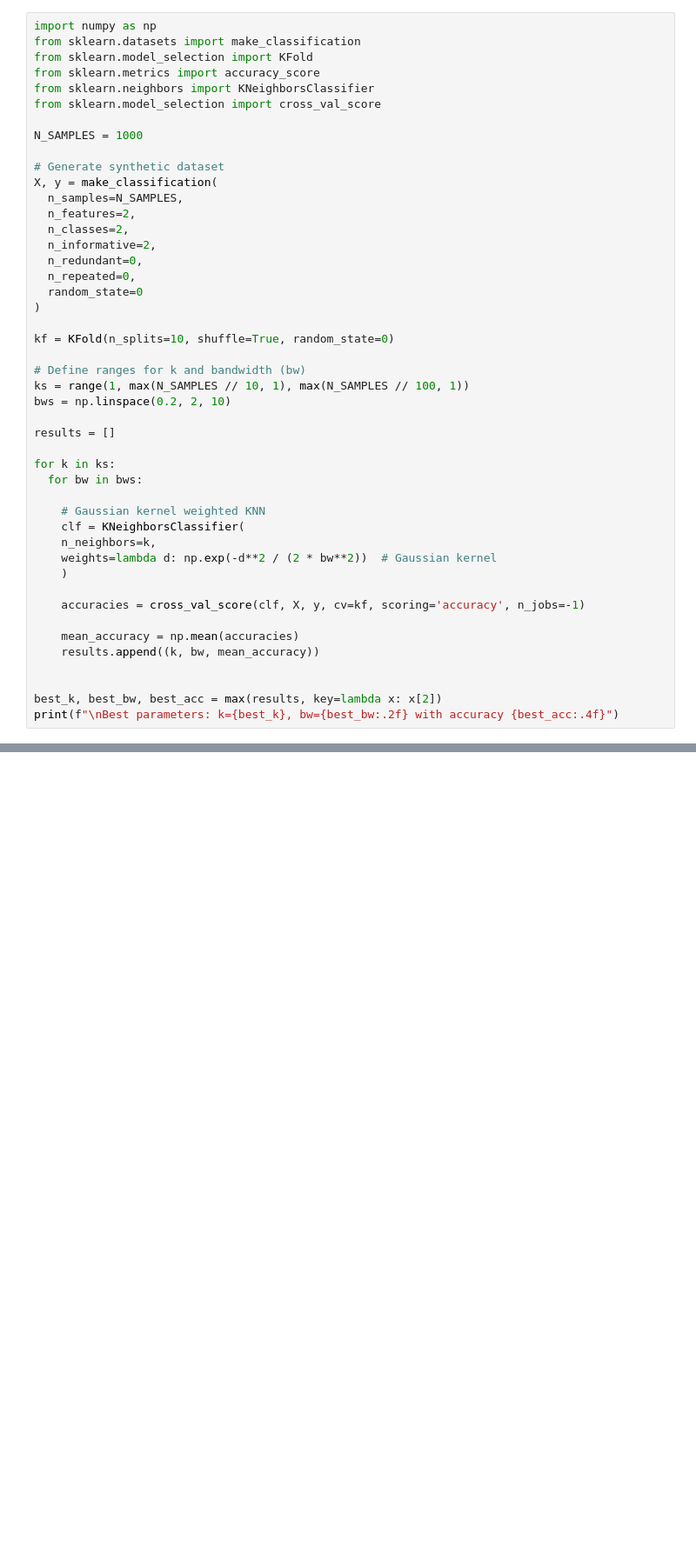
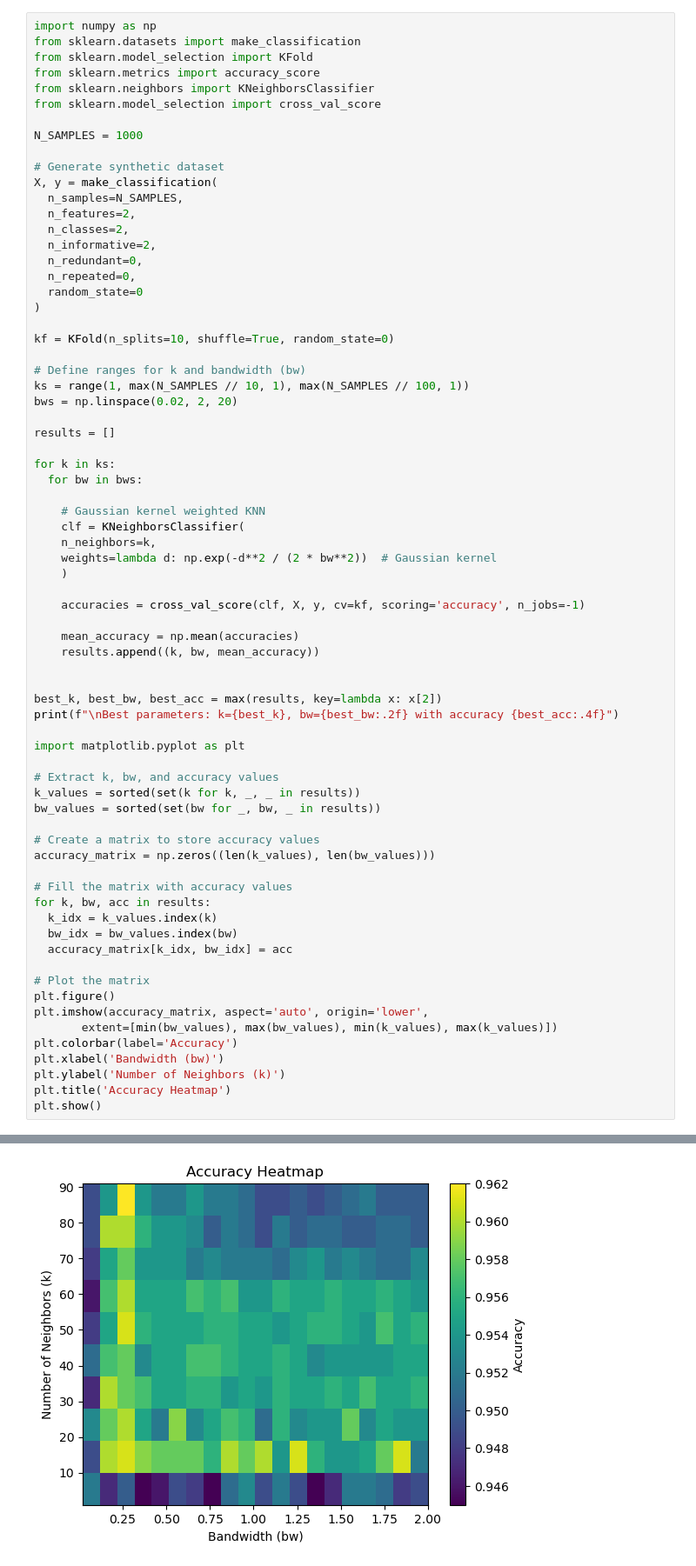
Before and after one commit to eduardo-ufmg/reconhecimento_de_padroes, a Jupyter notebook: kNN_E2/knn_E2.ipynb, the cells around one changed output, grey strips where cells are left out. Shown at 87% size. Saved outputs shown, nothing was run; the diff lists cells and outputs as text; blank space fills up the shorter version.

```diff
--- a/kNN_E2/knn_E2.ipynb
+++ b/kNN_E2/knn_E2.ipynb
@@ -23,7 +23,7 @@ kf = KFold(n_splits=10, shuffle=True, random_state=0)
 
 # Define ranges for k and bandwidth (bw)
 ks = range(1, max(N_SAMPLES // 10, 1), max(N_SAMPLES // 100, 1))
-bws = np.linspace(0.2, 2, 10)
+bws = np.linspace(0.02, 2, 20)
 
 results = []
 
@@ -44,4 +44,29 @@ for k in ks:
 
 best_k, best_bw, best_acc = max(results, key=lambda x: x[2])
 print(f"\nBest parameters: k={best_k}, bw={best_bw:.2f} with accuracy {best_acc:.4f}")
+
+import matplotlib.pyplot as plt
+
+# Extract k, bw, and accuracy values
+k_values = sorted(set(k for k, _, _ in results))
+bw_values = sorted(set(bw for _, bw, _ in results))
+
+# Create a matrix to store accuracy values
+accuracy_matrix = np.zeros((len(k_values), len(bw_values)))
+
+# Fill the matrix with accuracy values
+for k, bw, acc in results:
+  k_idx = k_values.index(k)
+  bw_idx = bw_values.index(bw)
+  accuracy_matrix[k_idx, bw_idx] = acc
+
+# Plot the matrix
+plt.figure()
+plt.imshow(accuracy_matrix, aspect='auto', origin='lower',
+       extent=[min(bw_values), max(bw_values), min(k_values), max(k_values)])
+plt.colorbar(label='Accuracy')
+plt.xlabel('Bandwidth (bw)')
+plt.ylabel('Number of Neighbors (k)')
+plt.title('Accuracy Heatmap')
+plt.show()
 # %% [output]
@@ -48,0 +74 @@ Best parameters: k=11, bw=0.20 with accuracy 0.9610
+[figure, added]
```
Also changed, not shown: parts of 1 cell of this notebook.
